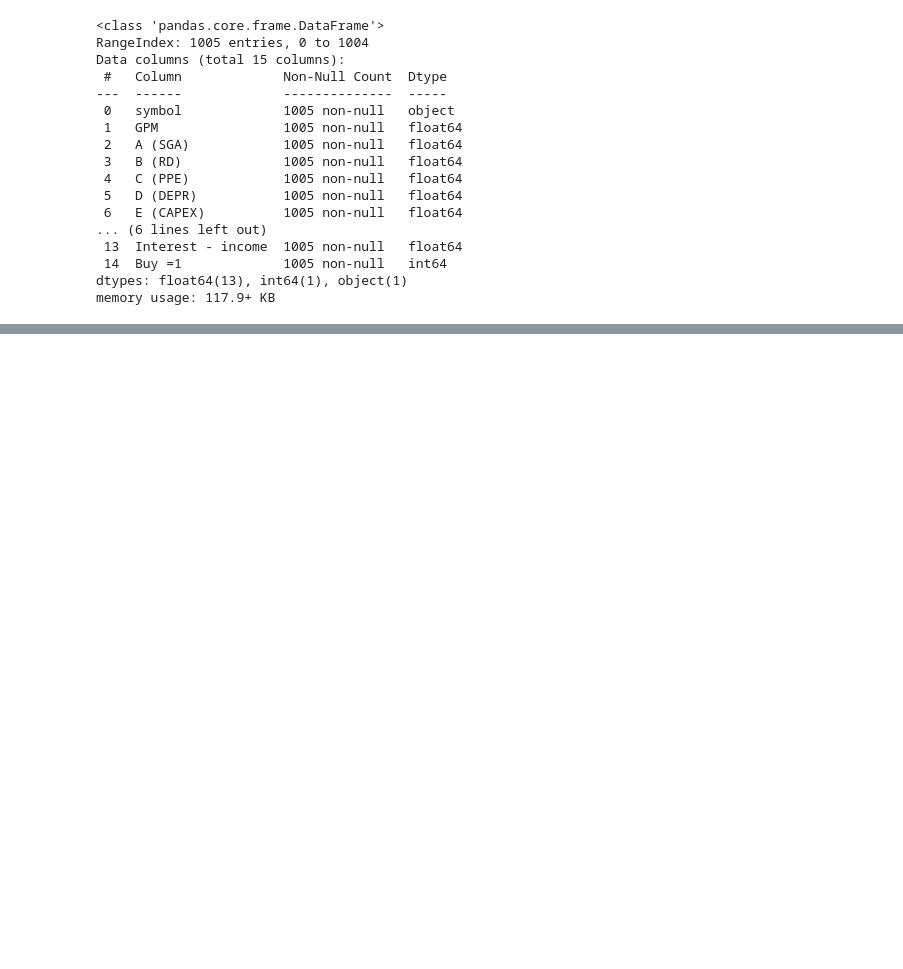
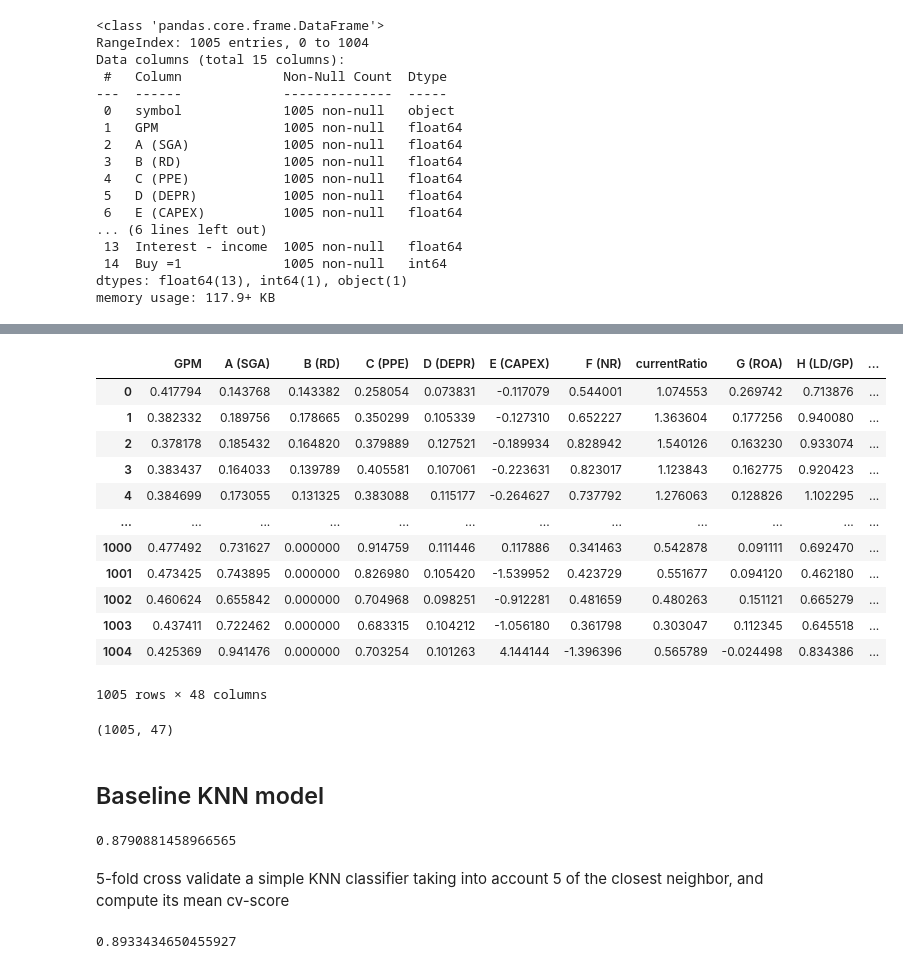
Before and after one commit to munjik/personal-projects, a Jupyter notebook: warren-buffet/Untitled.ipynb, the cells around one changed output, grey strips where cells are left out. Cells and saved outputs as stored; diff of their text form; code cells hidden in the pictures; blank space fills up the shorter version.

```diff
--- a/warren-buffet/Untitled.ipynb
+++ b/warren-buffet/Untitled.ipynb
@@ -285,5 +287,3 @@ Data columns (total 15 columns):
  14  Buy =1             1005 non-null   int64
 dtypes: float64(13), int64(1), object(1)
 memory usage: 117.9+ KB
-# %%
-df = df.drop(columns='symbol')
@@ -412,0 +331,16 @@ print(precision_score(y_test, y_pred, average=None))
+# %%
+final_df
+# %% [output]
+|  | GPM | A (SGA) | B (RD) | C (PPE) | D (DEPR) | E (CAPEX) | F (NR) | currentRatio | G (ROA) | H (LD/GP) | ... |
+| 0 | 0.417794 | 0.143768 | 0.143382 | 0.258054 | 0.073831 | -0.117079 | 0.544001 | 1.074553 | 0.269742 | 0.713876 | ... |
+| 1 | 0.382332 | 0.189756 | 0.178665 | 0.350299 | 0.105339 | -0.127310 | 0.652227 | 1.363604 | 0.177256 | 0.940080 | ... |
+| 2 | 0.378178 | 0.185432 | 0.164820 | 0.379889 | 0.127521 | -0.189934 | 0.828942 | 1.540126 | 0.163230 | 0.933074 | ... |
+| 3 | 0.383437 | 0.164033 | 0.139789 | 0.405581 | 0.107061 | -0.223631 | 0.823017 | 1.123843 | 0.162775 | 0.920423 | ... |
+| 4 | 0.384699 | 0.173055 | 0.131325 | 0.383088 | 0.115177 | -0.264627 | 0.737792 | 1.276063 | 0.128826 | 1.102295 | ... |
+| ... | ... | ... | ... | ... | ... | ... | ... | ... | ... | ... | ... |
+| 1000 | 0.477492 | 0.731627 | 0.000000 | 0.914759 | 0.111446 | 0.117886 | 0.341463 | 0.542878 | 0.091111 | 0.692470 | ... |
+| 1001 | 0.473425 | 0.743895 | 0.000000 | 0.826980 | 0.105420 | -1.539952 | 0.423729 | 0.551677 | 0.094120 | 0.462180 | ... |
+| 1002 | 0.460624 | 0.655842 | 0.000000 | 0.704968 | 0.098251 | -0.912281 | 0.481659 | 0.480263 | 0.151121 | 0.665279 | ... |
+| 1003 | 0.437411 | 0.722462 | 0.000000 | 0.683315 | 0.104212 | -1.056180 | 0.361798 | 0.303047 | 0.112345 | 0.645518 | ... |
+| 1004 | 0.425369 | 0.941476 | 0.000000 | 0.703254 | 0.101263 | 4.144144 | -1.396396 | 0.565789 | -0.024498 | 0.834386 | ... |
+1005 rows × 48 columns
@@ -412,0 +351,27 @@ print(precision_score(y_test, y_pred, average=None))
+# %%
+X.shape
+# %% [output]
+(1005, 47)
+# %% [markdown]
+<h2>Baseline KNN model</h2>
+# %%
+# lets produce final model
+X_train, X_test, y_train, y_test = train_test_split(X,y, test_size = .3, random_state=0)
+knn_model = KNeighborsClassifier(n_neighbors=10)
+cv_scores = cross_validate(knn_model, X_train, y_train, cv = 5)
+cv_score_mean = np.mean(cv_scores['test_score'])
+cv_score_mean
+# %% [output]
+0.8790881458966565
+# %% [markdown]
+5-fold cross validate a simple KNN classifier taking into account 5 of the closest neighbor, and compute its mean cv-score
+# %%
+# scaling is moved up to robust scaler and score improves
+robust_scaler.fit(X_train)
+rescaled_X_train = robust_scaler.transform(X_train)
+
+cv_scores = cross_validate(knn_model, rescaled_X_train, y_train, cv = 5)
+cv_score_mean = np.mean(cv_scores['test_score'])
+cv_score_mean
+# %% [output]
+0.8933434650455927
```
Also changed, not shown: parts of 33 cells of this notebook.
